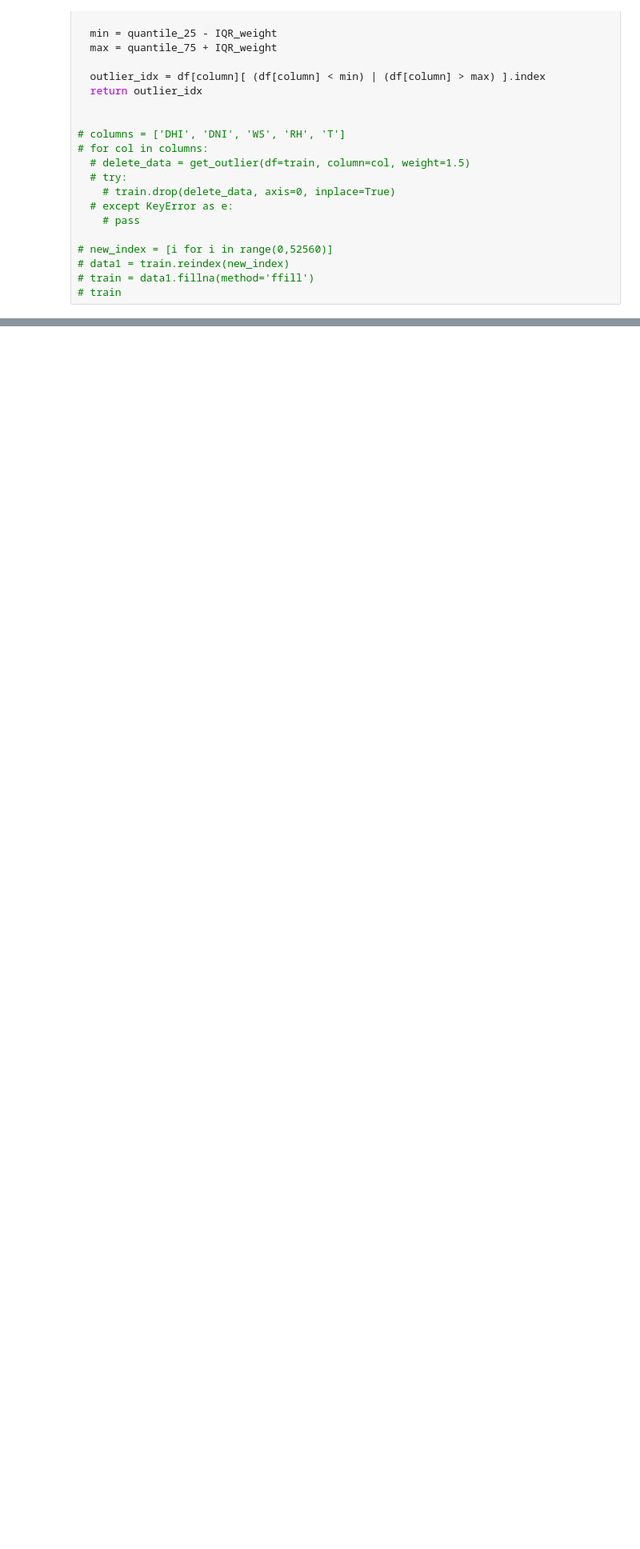
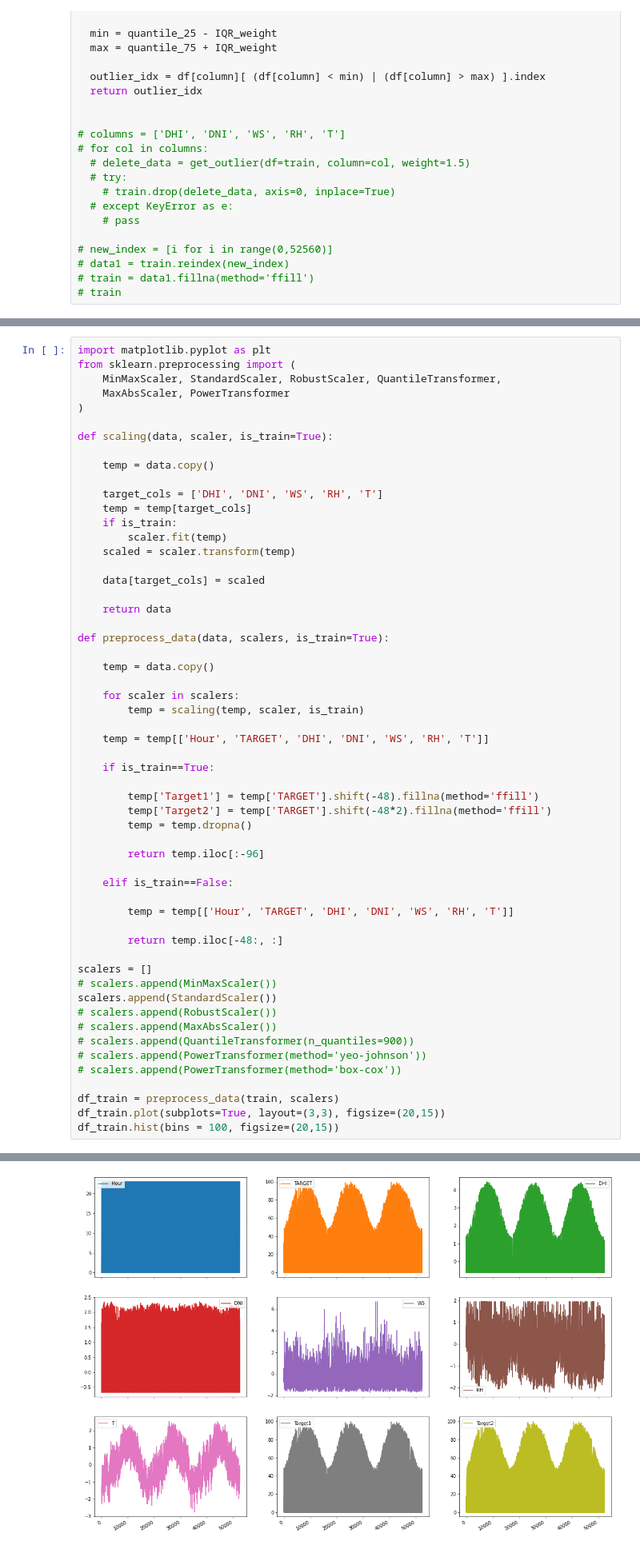
Before and after one commit to gogooma9/SolarGen, a Jupyter notebook: src/solar_gen.ipynb, the cells around one changed output, grey strips where cells are left out. Shown: that part at 80% size. Saved outputs shown, nothing was run; the diff lists cells and outputs as text; blank space fills up the shorter version.

Commit message:
+scaler(standardization etc.)

```diff
--- a/src/solar_gen.ipynb
+++ b/src/solar_gen.ipynb
@@ -145,0 +130,57 @@ array([[<matplotlib.axes._subplots.AxesSubplot object at 0x...>,
+# %%
+import matplotlib.pyplot as plt
+from sklearn.preprocessing import (
+    MinMaxScaler, StandardScaler, RobustScaler, QuantileTransformer,
+    MaxAbsScaler, PowerTransformer
+)
+
+def scaling(data, scaler, is_train=True):
+
+    temp = data.copy()
+
+    target_cols = ['DHI', 'DNI', 'WS', 'RH', 'T']
+    temp = temp[target_cols]
+    if is_train:
+        scaler.fit(temp)
+    scaled = scaler.transform(temp)
+
+    data[target_cols] = scaled
+
+    return data
+
+def preprocess_data(data, scalers, is_train=True):
+
+    temp = data.copy()
+
+    for scaler in scalers:
+        temp = scaling(temp, scaler, is_train)
+
+    temp = temp[['Hour', 'TARGET', 'DHI', 'DNI', 'WS', 'RH', 'T']]
+
+    if is_train==True:
+
+        temp['Target1'] = temp['TARGET'].shift(-48).fillna(method='ffill')
+        temp['Target2'] = temp['TARGET'].shift(-48*2).fillna(method='ffill')
+        temp = temp.dropna()
+
+        return temp.iloc[:-96]
+
+    elif is_train==False:
+
+        temp = temp[['Hour', 'TARGET', 'DHI', 'DNI', 'WS', 'RH', 'T']]
+
+        return temp.iloc[-48:, :]
+
+scalers = []
+# scalers.append(MinMaxScaler())
+scalers.append(StandardScaler())
+# scalers.append(RobustScaler())
+# scalers.append(MaxAbsScaler())
+# scalers.append(QuantileTransformer(n_quantiles=900))
+# scalers.append(PowerTransformer(method='yeo-johnson'))
+# scalers.append(PowerTransformer(method='box-cox'))
+
+df_train = preprocess_data(train, scalers)
+df_train.plot(subplots=True, layout=(3,3), figsize=(20,15))
+df_train.hist(bins = 100, figsize=(20,15))
+# %% [output]
@@ -145,0 +197 @@ array([[<matplotlib.axes._subplots.AxesSubplot object at 0x...>,
+[figure, added]
```
Also changed, not shown: parts of 5 cells of this notebook.
